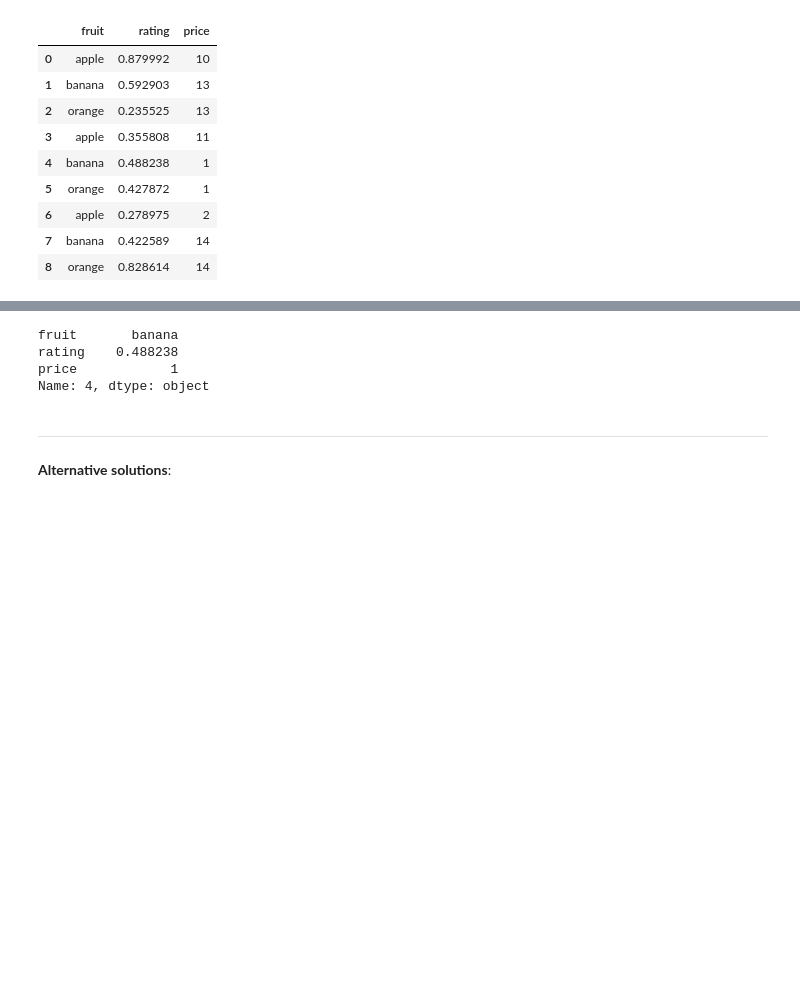
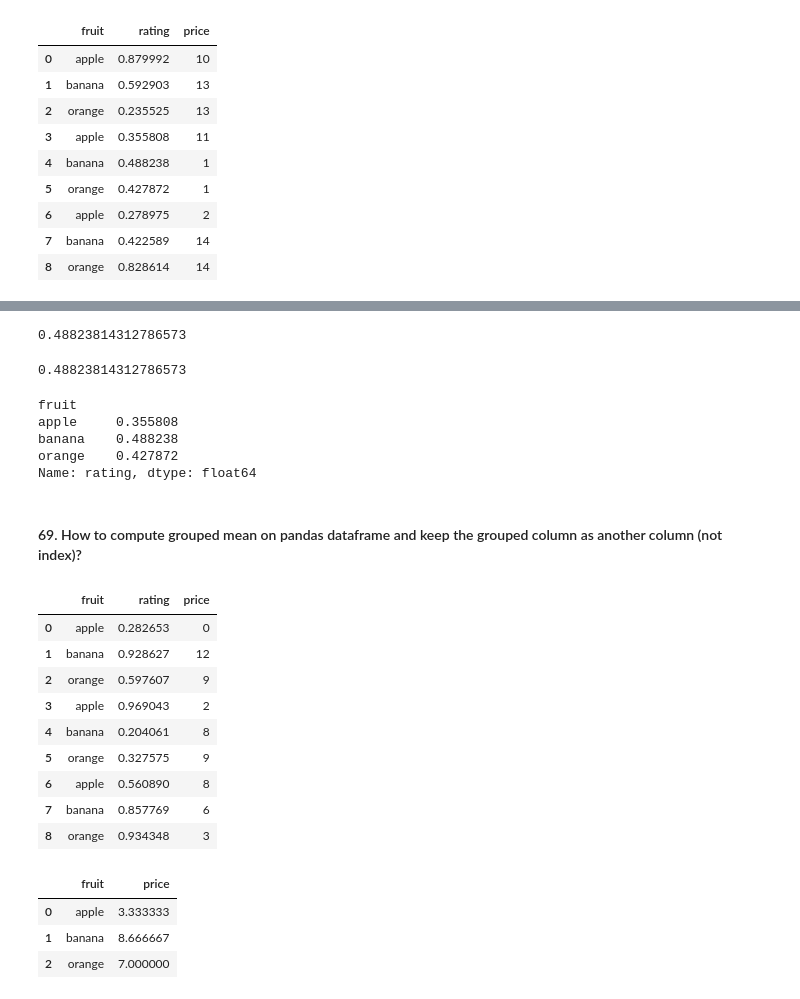
Before and after one commit to KarimaCha/Exercises_Python_NumPy_Pandas, a Jupyter notebook: 03_Pandas_Exercises_KC.ipynb, the cells around one changed output, grey strips where cells are left out. Saved outputs shown, nothing was run; the diff lists cells and outputs as text; code cells hidden in the pictures; blank space fills up the shorter version.

```diff
--- a/03_Pandas_Exercises_KC.ipynb
+++ b/03_Pandas_Exercises_KC.ipynb
@@ -3449,10 +3474,49 @@ df
 # %%
-df.groupby('fruit').get_group('banana').sort_values(by='rating').iloc[-2]
+# Solution 2b:
+df.groupby('fruit').get_group('banana').sort_values(by='rating').iloc[-2].rating
 # %% [output]
-fruit       banana
-rating    0.488238
-price            1
-Name: 4, dtype: object
+0.48823814312786573
-# %% [markdown]
----
-**Alternative solutions**:
+# %%
+# Solution 3: with aggregate
+df.groupby('fruit').rating.get_group('banana').aggregate(lambda x: sorted(x)[-2])
+# %% [output]
+0.48823814312786573
+# %%
+# get second largest rating for each fruit
+df.groupby('fruit').rating.aggregate(lambda x: sorted(x)[-2])
+# %% [output]
+fruit
+apple     0.355808
+banana    0.488238
+orange    0.427872
+Name: rating, dtype: float64
+# %% [markdown]
+#### 69. How to compute grouped mean on pandas dataframe and keep the grouped column as another column (not index)?
+# %%
+# In df, Compute the mean price of every fruit, while keeping the fruit as another column instead of an index.
+df = pd.DataFrame({'fruit': ['apple', 'banana', 'orange'] * 3,
+                   'rating': np.random.rand(9),
+                   'price': np.random.randint(0, 15, 9)})
+df
+# %% [output]
+|  | fruit | rating | price |
+| 0 | apple | 0.282653 | 0 |
+| 1 | banana | 0.928627 | 12 |
+| 2 | orange | 0.597607 | 9 |
+| 3 | apple | 0.969043 | 2 |
+| 4 | banana | 0.204061 | 8 |
+| 5 | orange | 0.327575 | 9 |
+| 6 | apple | 0.560890 | 8 |
+| 7 | banana | 0.857769 | 6 |
+| 8 | orange | 0.934348 | 3 |
+# %%
+# Solution: all equivalent
+df.groupby('fruit', as_index=False).price.mean()   # option 1: as_index=False
+df.groupby('fruit').mean().price.reset_index()     # option 2: reset_index()
+df.groupby('fruit').price.mean().reset_index()
+df.price.groupby(df.fruit).mean().reset_index()
+# %% [output]
+|  | fruit | price |
+| 0 | apple | 3.333333 |
+| 1 | banana | 8.666667 |
+| 2 | orange | 7.000000 |
```
Also changed, not shown: parts of 12 cells of this notebook.
